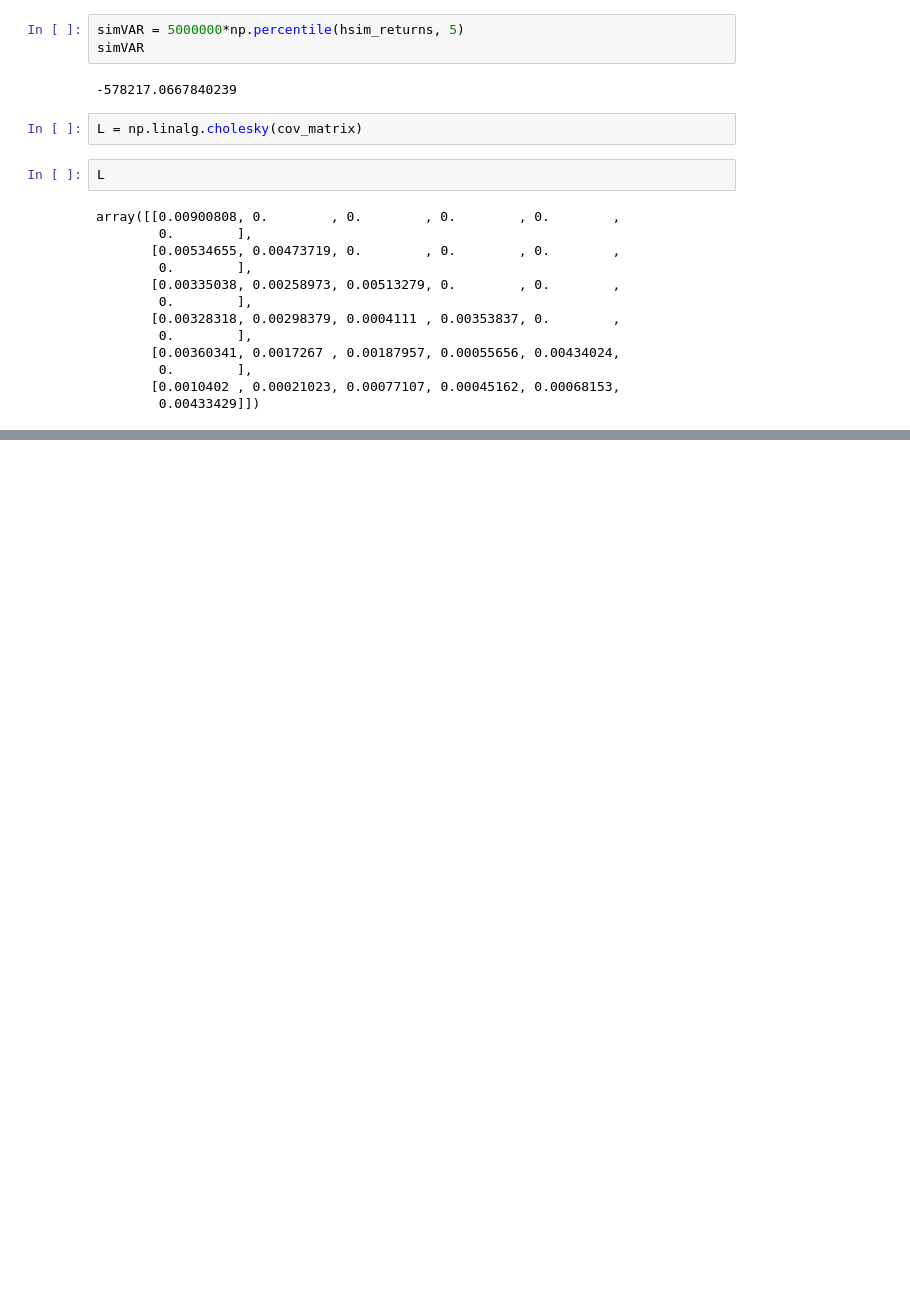
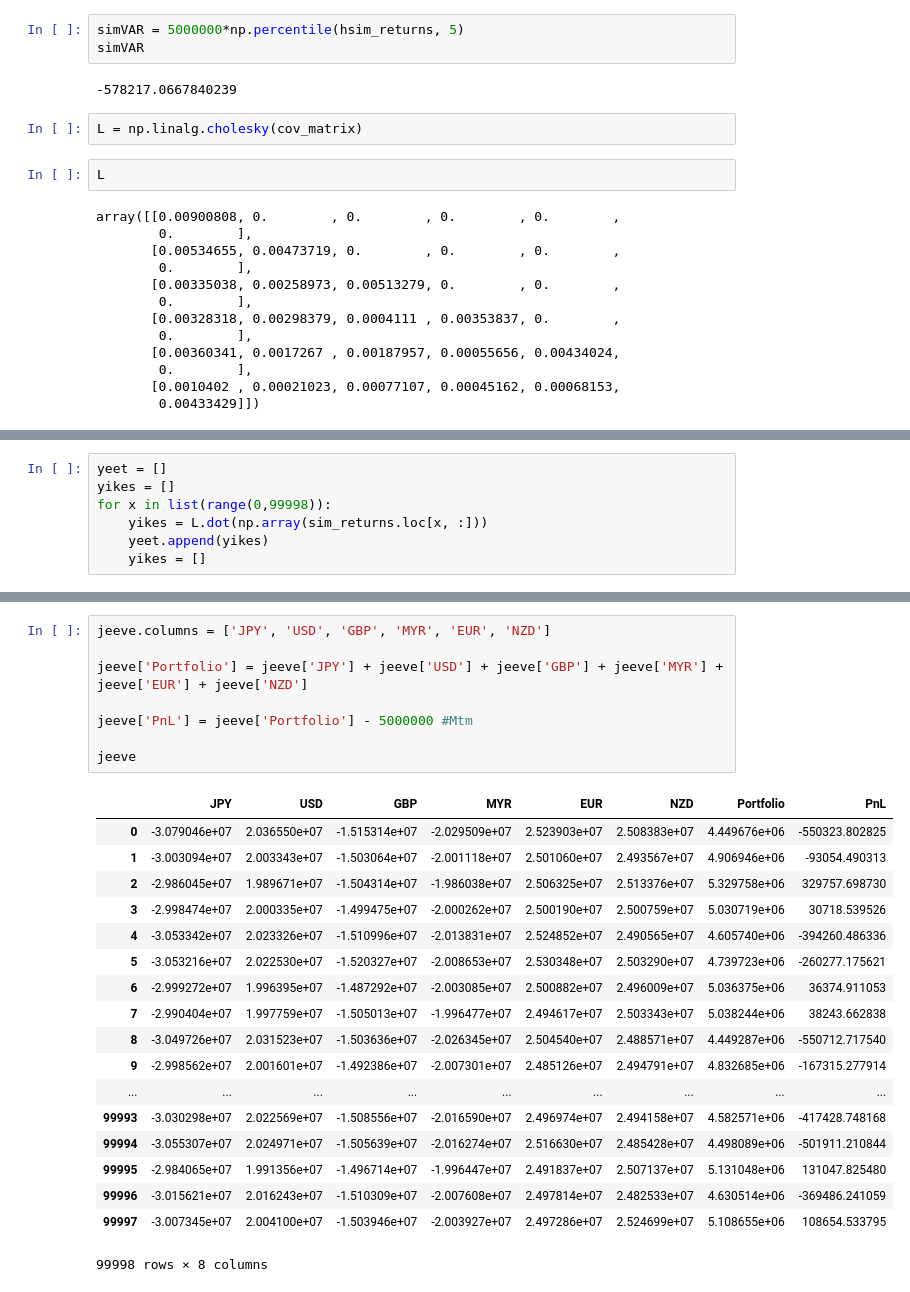
Before and after one commit to dxcv/Portfolio-VAR, a Jupyter notebook: Portfolio 2 - Monte Carlo and HS.ipynb, the cells around one changed output, grey strips where cells are left out. Drawn from its saved outputs; the diff is of its cells as text; blank space fills up the shorter version.

```diff
--- a/Portfolio 2 - Monte Carlo and HS.ipynb
+++ b/Portfolio 2 - Monte Carlo and HS.ipynb
@@ -286,0 +322,7 @@ array([[0.00900808, 0.        , 0.        , 0.        , 0.        ,
+# %%
+yeet = []
+yikes = []
+for x in list(range(0,99998)):
+    yikes = L.dot(np.array(sim_returns.loc[x, :]))
+    yeet.append(yikes)
+    yikes = []
@@ -286,0 +442,27 @@ array([[0.00900808, 0.        , 0.        , 0.        , 0.        ,
+# %%
+jeeve.columns = ['JPY', 'USD', 'GBP', 'MYR', 'EUR', 'NZD']
+
+jeeve['Portfolio'] = jeeve['JPY'] + jeeve['USD'] + jeeve['GBP'] + jeeve['MYR'] + jeeve['EUR'] + jeeve['NZD']
+
+jeeve['PnL'] = jeeve['Portfolio'] - 5000000 #Mtm
+
+jeeve
+# %% [output]
+|  | JPY | USD | GBP | MYR | EUR | NZD | Portfolio | PnL |
+| 0 | -3.079046e+07 | 2.036550e+07 | -1.515314e+07 | -2.029509e+07 | 2.523903e+07 | 2.508383e+07 | 4.449676e+06 | -550323.802825 |
+| 1 | -3.003094e+07 | 2.003343e+07 | -1.503064e+07 | -2.001118e+07 | 2.501060e+07 | 2.493567e+07 | 4.906946e+06 | -93054.490313 |
+| 2 | -2.986045e+07 | 1.989671e+07 | -1.504314e+07 | -1.986038e+07 | 2.506325e+07 | 2.513376e+07 | 5.329758e+06 | 329757.698730 |
+| 3 | -2.998474e+07 | 2.000335e+07 | -1.499475e+07 | -2.000262e+07 | 2.500190e+07 | 2.500759e+07 | 5.030719e+06 | 30718.539526 |
+| 4 | -3.053342e+07 | 2.023326e+07 | -1.510996e+07 | -2.013831e+07 | 2.524852e+07 | 2.490565e+07 | 4.605740e+06 | -394260.486336 |
+| 5 | -3.053216e+07 | 2.022530e+07 | -1.520327e+07 | -2.008653e+07 | 2.530348e+07 | 2.503290e+07 | 4.739723e+06 | -260277.175621 |
+| 6 | -2.999272e+07 | 1.996395e+07 | -1.487292e+07 | -2.003085e+07 | 2.500882e+07 | 2.496009e+07 | 5.036375e+06 | 36374.911053 |
+| 7 | -2.990404e+07 | 1.997759e+07 | -1.505013e+07 | -1.996477e+07 | 2.494617e+07 | 2.503343e+07 | 5.038244e+06 | 38243.662838 |
+| 8 | -3.049726e+07 | 2.031523e+07 | -1.503636e+07 | -2.026345e+07 | 2.504540e+07 | 2.488571e+07 | 4.449287e+06 | -550712.717540 |
+| 9 | -2.998562e+07 | 2.001601e+07 | -1.492386e+07 | -2.007301e+07 | 2.485126e+07 | 2.494791e+07 | 4.832685e+06 | -167315.277914 |
+| ... | ... | ... | ... | ... | ... | ... | ... | ... |
+| 99993 | -3.030298e+07 | 2.022569e+07 | -1.508556e+07 | -2.016590e+07 | 2.496974e+07 | 2.494158e+07 | 4.582571e+06 | -417428.748168 |
+| 99994 | -3.055307e+07 | 2.024971e+07 | -1.505639e+07 | -2.016274e+07 | 2.516630e+07 | 2.485428e+07 | 4.498089e+06 | -501911.210844 |
+| 99995 | -2.984065e+07 | 1.991356e+07 | -1.496714e+07 | -1.996447e+07 | 2.491837e+07 | 2.507137e+07 | 5.131048e+06 | 131047.825480 |
+| 99996 | -3.015621e+07 | 2.016243e+07 | -1.510309e+07 | -2.007608e+07 | 2.497814e+07 | 2.482533e+07 | 4.630514e+06 | -369486.241059 |
+| 99997 | -3.007345e+07 | 2.004100e+07 | -1.503946e+07 | -2.003927e+07 | 2.497286e+07 | 2.524699e+07 | 5.108655e+06 | 108654.533795 |
+99998 rows × 8 columns
```
Also changed, not shown: parts of 10 cells of this notebook, 23 other files.
